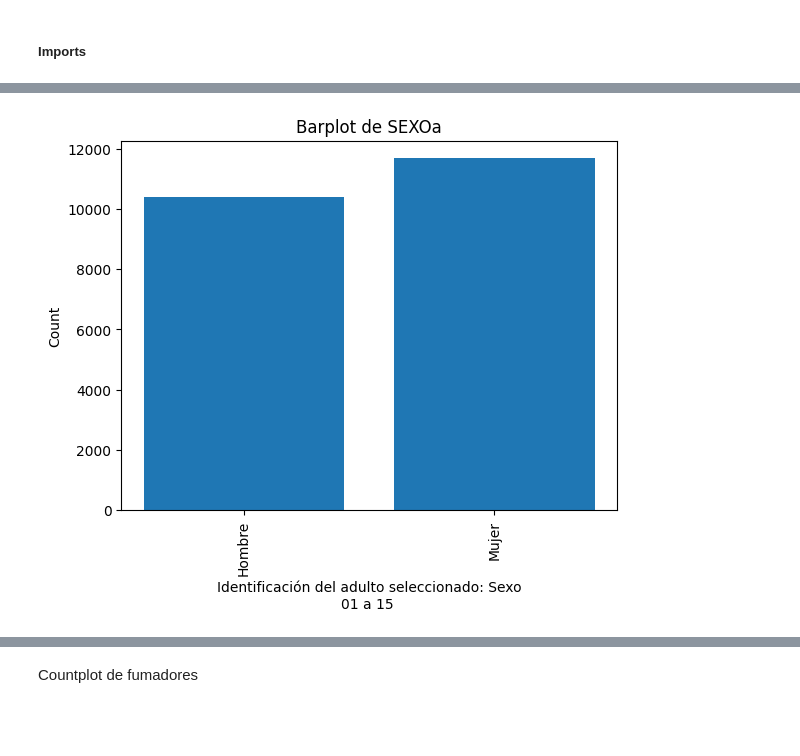
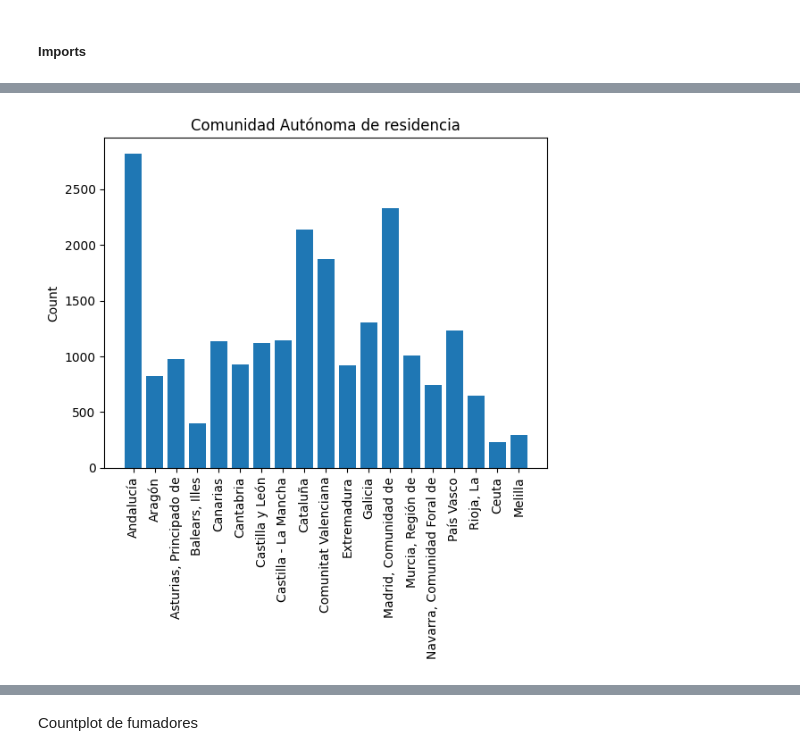
Before and after one commit to linama2593/mental_health_spain, a Jupyter notebook: src/exploratory_data_analysis_json.ipynb, the cells around one changed output, grey strips where cells are left out. Saved outputs shown, nothing was run; the diff lists cells and outputs as text; code cells hidden in the pictures; blank space fills up the shorter version.

```diff
--- a/src/exploratory_data_analysis_json.ipynb
+++ b/src/exploratory_data_analysis_json.ipynb
@@ -14,7 +14,7 @@ import dataframe
 
 import pandas as pd
 
-RUTA_DATAFRAME = '../data/processed/df_final.csv'
+RUTA_DATAFRAME = '../data/interim/df_final.csv'
 
 df = pd.read_csv(RUTA_DATAFRAME, sep=',')
 # %%
@@ -88,10 +45,0 @@ Length: 348, dtype: int64
-# %%
-#Valores unicos por columna
-
-numero_minimo = 10
-
-for columna in df.columns:
-    # Verifica si la columna tiene menos de 10 valores únicos
-    if df[columna].nunique() < numero_minimo:
-        # Imprime los valores únicos de la columna 'neighbourhood_group'
-        print(f"Valores únicos de {columna}: {df[columna].unique()}")
@@ -173,24 +128,22 @@ print(categories, values, title)
 # %%
-
+var_x = 'CCAA'
 
 # Obtén los valores únicos y sus recuentos
 counts = clean_df[var_x].value_counts()
 
 values, categories, title= parse_json(var_x)
 
 # Crea el gráfico de barras
 plt.bar(counts.index, counts.values)
 
 # Personaliza el gráfico
-plt.xlabel(title)
+plt.xlabel('')
 plt.ylabel('Count')
-plt.title('Barplot de {}'.format(var_x))
-
+plt.title(title)
 
 plt.xticks(values, categories, rotation = 90)
 
-
 # Muestra el gráfico
 plt.show()
 # %% [output]
-[figure, old version]
+[figure, new version]
```
Also changed, not shown: parts of 27 cells of this notebook, 4 other files.
